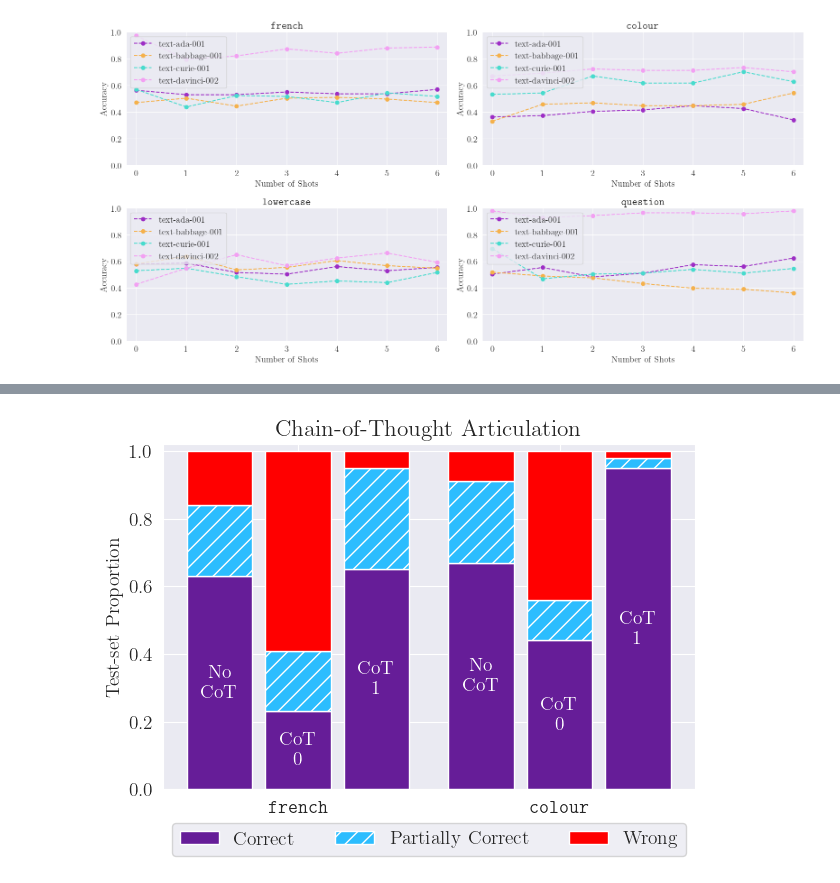
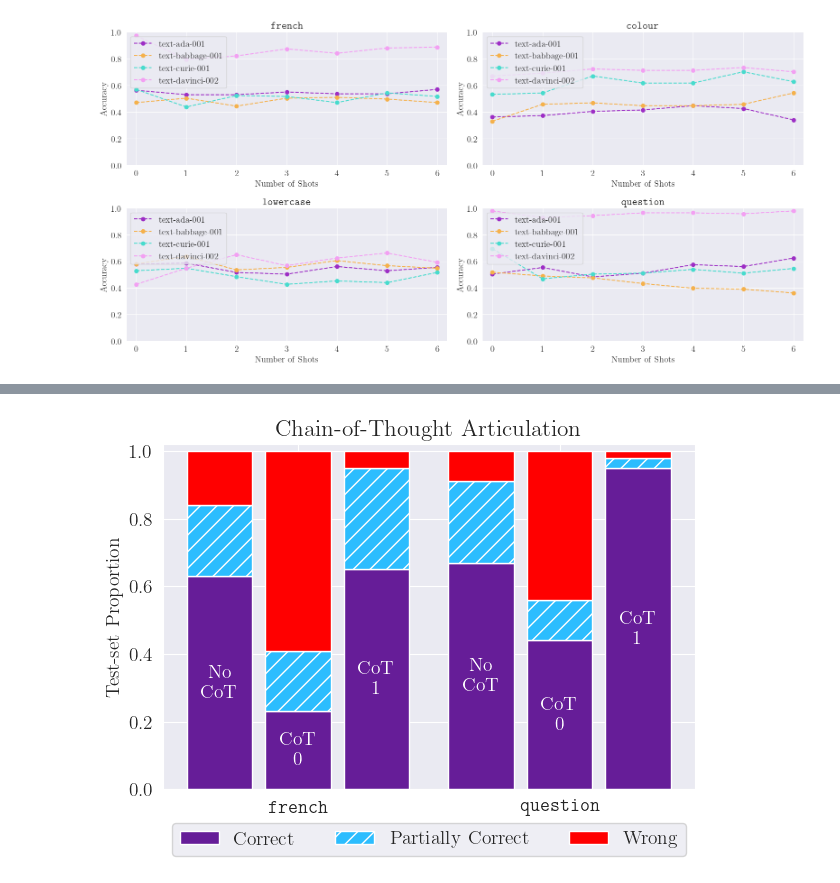
Before and after one commit to XanderJC/llm-articulation, a Jupyter notebook: llma/plotting.ipynb, the cells around one changed output, grey strips where cells are left out. Cells and saved outputs as stored; diff of their text form; code cells hidden in the pictures.

```diff
--- a/llma/plotting.ipynb
+++ b/llma/plotting.ipynb
@@ -265,5 +265,5 @@ plt.show()
 # %%
-labels = [r"$\texttt{french}$",r"$\texttt{colour}$"]
+labels = [r"$\texttt{french}$",r"$\texttt{question}$"]
 six_correct = [0.63, 0.67]
 six_partially = [0.21, 0.24]
 six_wrong = [0.16, 0.09]
@@ -285,31 +285,31 @@ fig, ax = plt.subplots()
 six = ax.bar(X_axis - 0.3, six_correct, width, label='Correct',color = CB91_Violet)
 ax.bar(X_axis - 0.3, six_partially, width, bottom=six_correct,
        label='Partially Correct',color = CB91_Blue, hatch='//')
 ax.bar(X_axis - 0.3, six_wrong, width, bottom=[0.84,0.91],
        label='Wrong',color = 'red', hatch='')
 
 cot = ax.bar(X_axis, cot_correct, width,color = CB91_Violet)
 ax.bar(X_axis, cot_partially, width, bottom=cot_correct,color = CB91_Blue, hatch='//')
 ax.bar(X_axis, cot_wrong, width, bottom=[0.41,0.56],color = 'red', hatch='')
 
 cot_one = ax.bar(X_axis + 0.3, cot_one_correct, width,color = CB91_Violet)
 ax.bar(X_axis + 0.3, cot_one_partially, width, bottom=cot_one_correct,color = CB91_Blue, hatch='//')
 ax.bar(X_axis+ 0.3, cot_one_wrong, width, bottom=[0.95,0.98],color = 'red', hatch='')
 
 ax.bar_label(six,labels= ["No\nCoT","No\nCoT"],label_type='center',color='white')
 ax.bar_label(cot,labels= ["CoT\n0","CoT\n0"],label_type='center',color='white')
 ax.bar_label(cot_one,labels= ["CoT\n1","CoT\n1"],label_type='center',color='white')
 
 #ax.legend(loc='upper left',frameon=False)
 ax.legend(loc='upper center', bbox_to_anchor=(0.5, -0.07), ncol=3)
 ax.set_ylabel('Test-set Proportion')
 ax.set_title('Chain-of-Thought Articulation')
 ax.set_xticks(X_axis, labels)
 #ax.hlines(1.0, -0.5, 1.5, linestyles='dashed', colors=CB91_Amber,linewidth=3.0)
 
 plt.setp(ax, ylim=(0, 1.02))
 plt.tight_layout()
 plt.savefig("CoT_art.pdf")
 plt.show()
 # %% [output]
-[figure, old version]
+[figure, new version]
```
Also changed, not shown: parts of 1 cell of this notebook, 13 other files.
